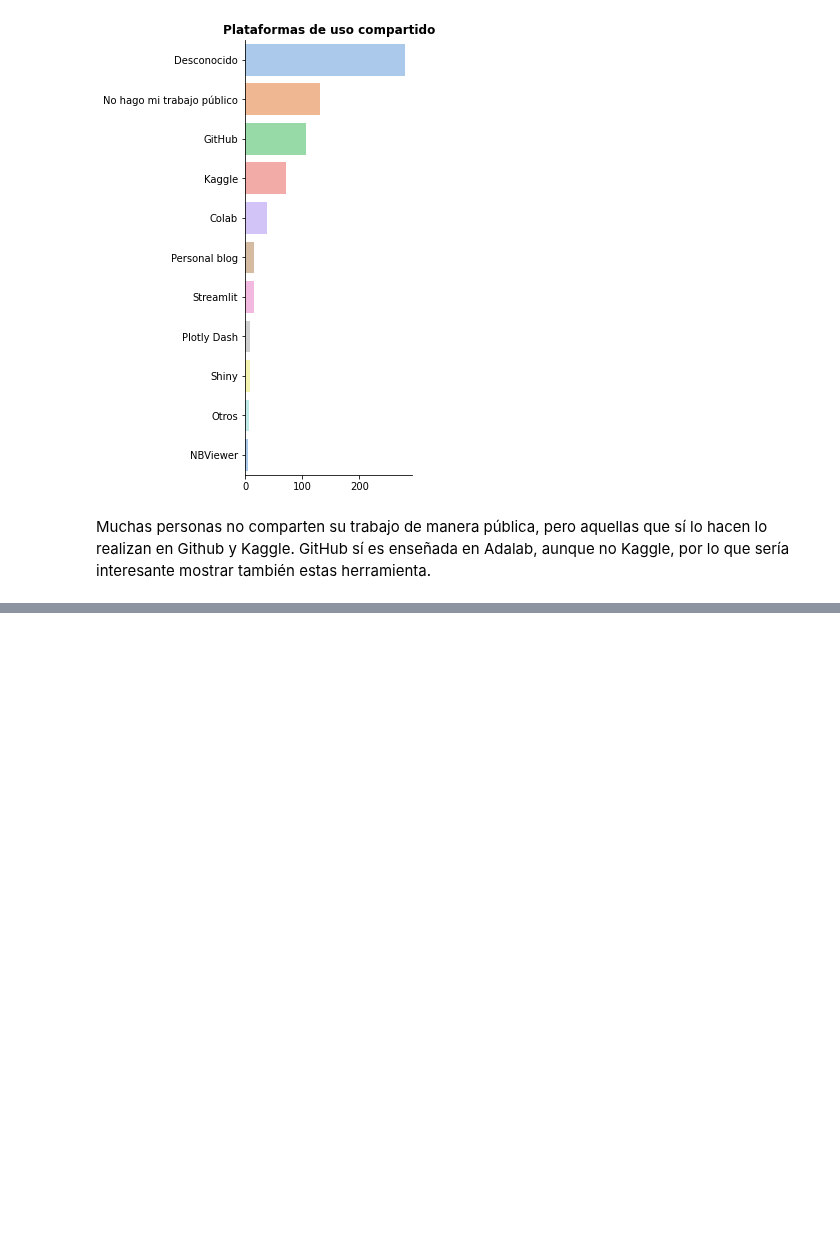
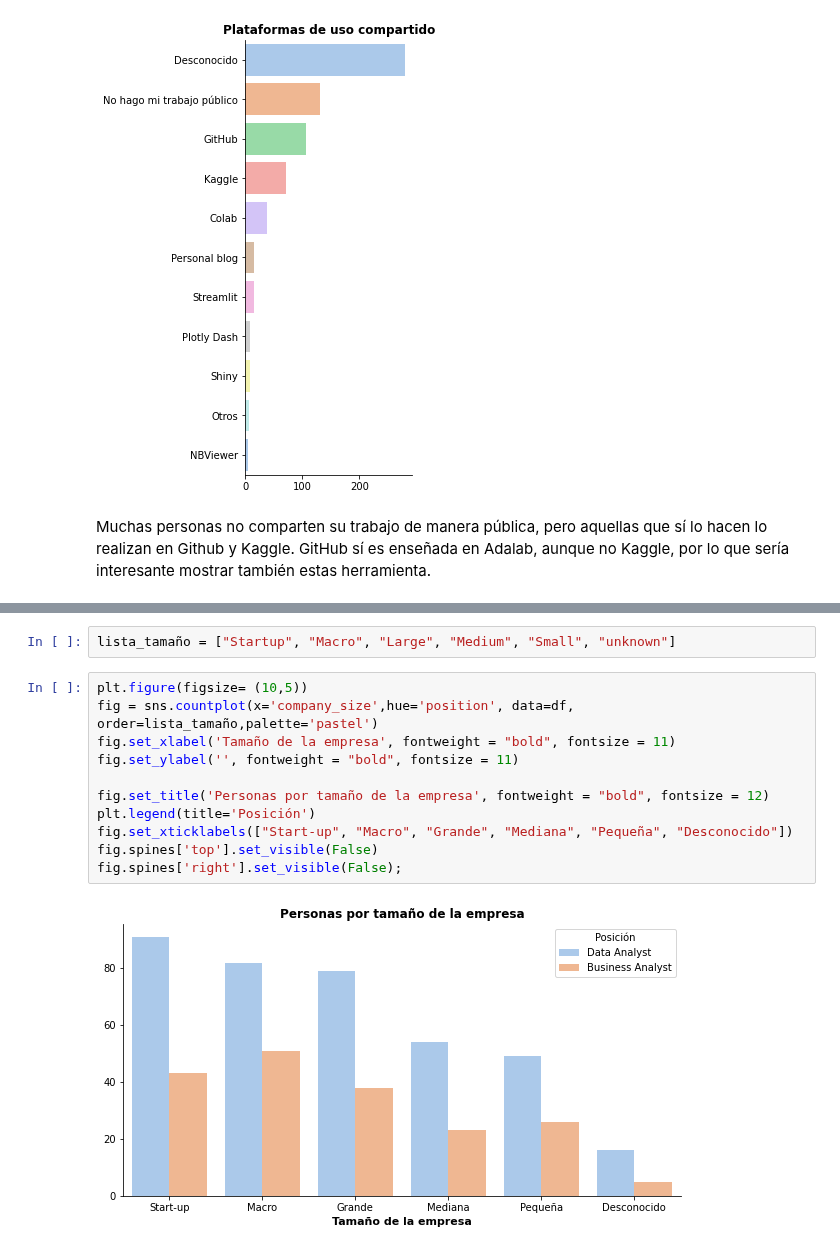
Before and after one commit to MonicaSL110/proyecto-transformacion-digital, a Jupyter notebook: preguntas_graficas.ipynb, the cells around one changed output, grey strips where cells are left out. Drawn from its saved outputs; the diff is of its cells as text; blank space fills up the shorter version.

```diff
--- a/preguntas_graficas.ipynb
+++ b/preguntas_graficas.ipynb
@@ -472,0 +539,15 @@ Muchas personas no comparten su trabajo de manera pública, pero aquellas que s
+# %%
+lista_tamaño = ["Startup", "Macro", "Large", "Medium", "Small", "unknown"]
+# %%
+plt.figure(figsize= (10,5))
+fig = sns.countplot(x='company_size',hue='position', data=df, order=lista_tamaño,palette='pastel')
+fig.set_xlabel('Tamaño de la empresa', fontweight = "bold", fontsize = 11)
+fig.set_ylabel('', fontweight = "bold", fontsize = 11)
+
+fig.set_title('Personas por tamaño de la empresa', fontweight = "bold", fontsize = 12)
+plt.legend(title='Posición')
+fig.set_xticklabels(["Start-up", "Macro", "Grande", "Mediana", "Pequeña", "Desconocido"])
+fig.spines['top'].set_visible(False)
+fig.spines['right'].set_visible(False);
+# %% [output]
+[figure, added]
```
Also changed, not shown: parts of 8 cells of this notebook, 1 other file.
